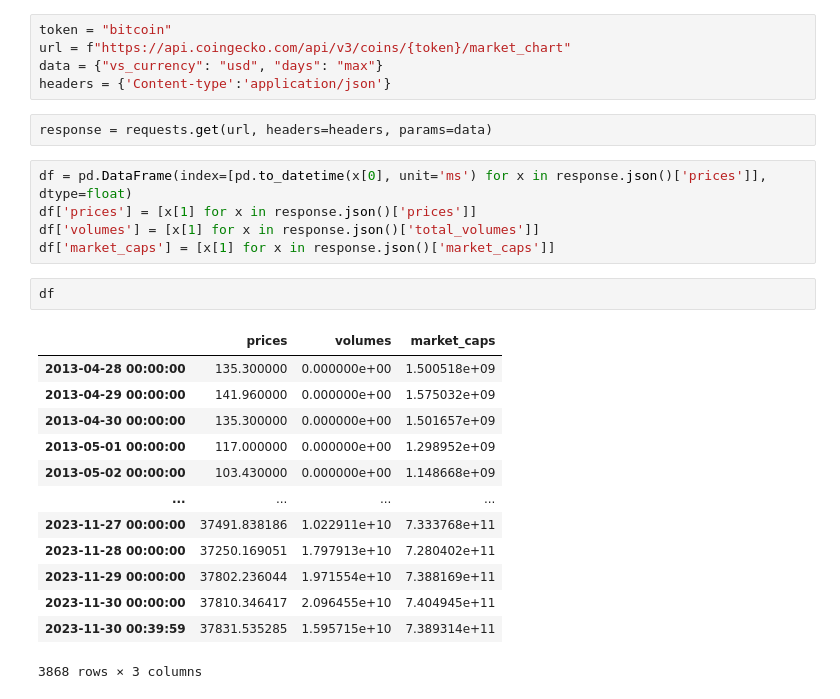
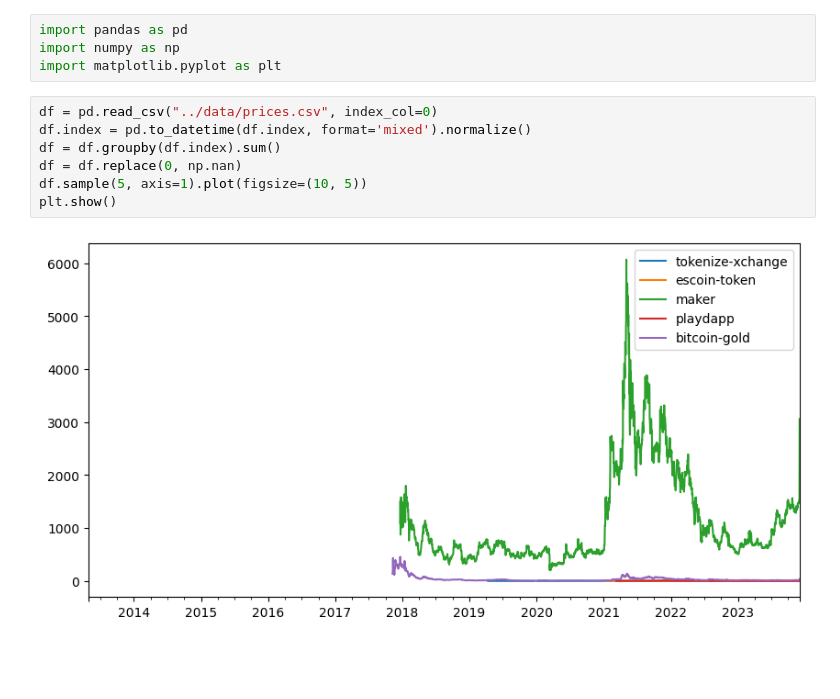
Before and after one commit to dioday45/FIN-525-Project, a Jupyter notebook: notebooks/sandbox.ipynb, the cells around one changed output. Saved outputs shown, nothing was run; the diff lists cells and outputs as text; blank space fills up the shorter version.

Commit message:
data downloaded

```diff
--- a/notebooks/sandbox.ipynb
+++ b/notebooks/sandbox.ipynb
@@ -4,28 +1,13 @@ import pandas as pd
-# %%
-token = "bitcoin"
-url = f"https://api.coingecko.com/api/v3/coins/{token}/market_chart"
-data = {"vs_currency": "usd", "days": "max"}
-headers = {'Content-type':'application/json'}
-# %%
-response = requests.get(url, headers=headers, params=data)
-# %%
-df = pd.DataFrame(index=[pd.to_datetime(x[0], unit='ms') for x in response.json()['prices']], dtype=float)
-df['prices'] = [x[1] for x in response.json()['prices']]
-df['volumes'] = [x[1] for x in response.json()['total_volumes']]
-df['market_caps'] = [x[1] for x in response.json()['market_caps']]
-# %%
-df
-# %% [output]
-|  | prices | volumes | market_caps |
-| 2013-04-28 00:00:00 | 135.300000 | 0.000000e+00 | 1.500518e+09 |
-| 2013-04-29 00:00:00 | 141.960000 | 0.000000e+00 | 1.575032e+09 |
-| 2013-04-30 00:00:00 | 135.300000 | 0.000000e+00 | 1.501657e+09 |
-| 2013-05-01 00:00:00 | 117.000000 | 0.000000e+00 | 1.298952e+09 |
-| 2013-05-02 00:00:00 | 103.430000 | 0.000000e+00 | 1.148668e+09 |
-| ... | ... | ... | ... |
-| 2023-11-27 00:00:00 | 37491.838186 | 1.022911e+10 | 7.333768e+11 |
-| 2023-11-28 00:00:00 | 37250.169051 | 1.797913e+10 | 7.280402e+11 |
-| 2023-11-29 00:00:00 | 37802.236044 | 1.971554e+10 | 7.388169e+11 |
-| 2023-11-30 00:00:00 | 37810.346417 | 2.096455e+10 | 7.404945e+11 |
-| 2023-11-30 00:39:59 | 37831.535285 | 1.595715e+10 | 7.389314e+11 |
-3868 rows × 3 columns
+# %%
+import pandas as pd
+import numpy as np
+import matplotlib.pyplot as plt
+# %%
+df = pd.read_csv("../data/prices.csv", index_col=0)
+df.index = pd.to_datetime(df.index, format='mixed').normalize()
+df = df.groupby(df.index).sum()
+df = df.replace(0, np.nan)
+df.sample(5, axis=1).plot(figsize=(10, 5))
+plt.show()
+# %% [output]
+[figure, added]
```
Also changed, not shown: parts of 2 cells of this notebook, 7 other files.
